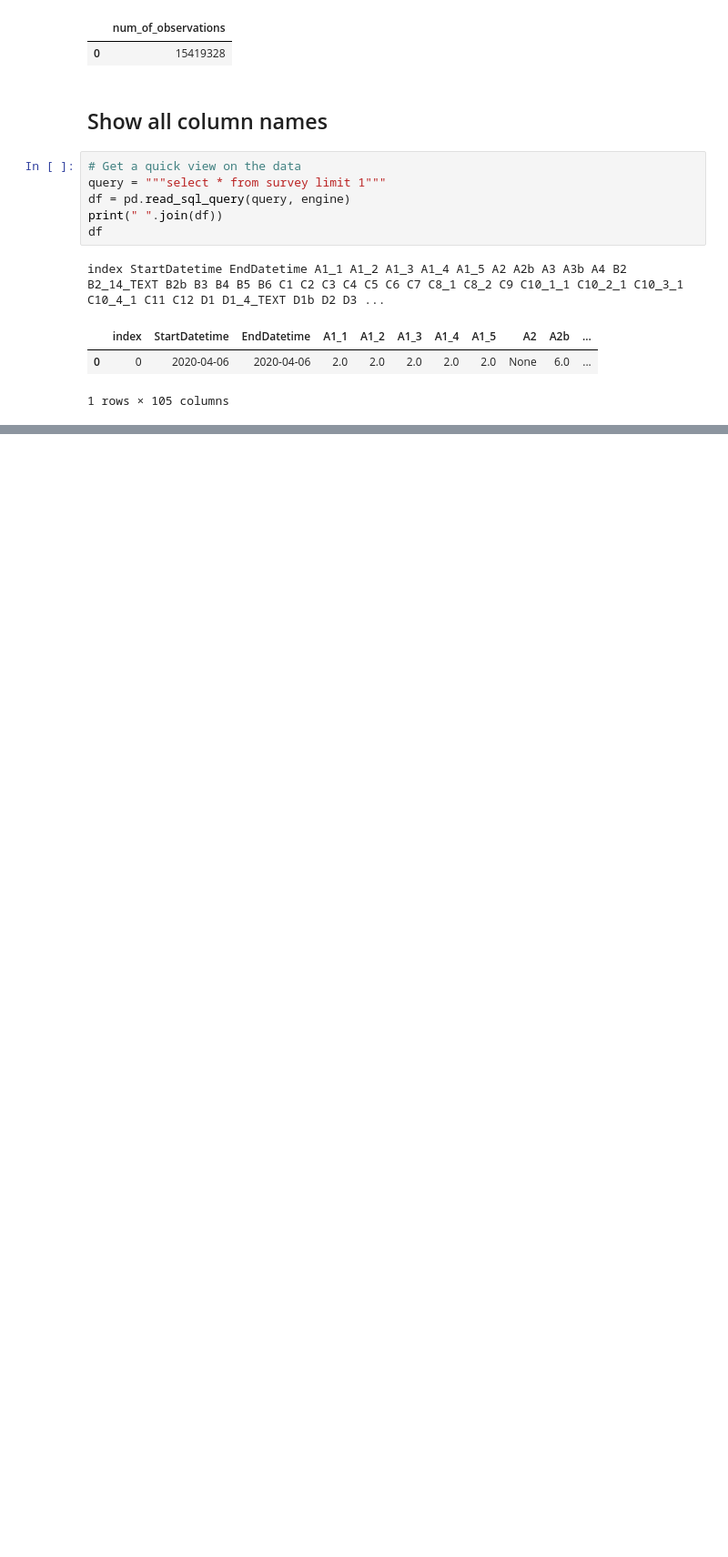
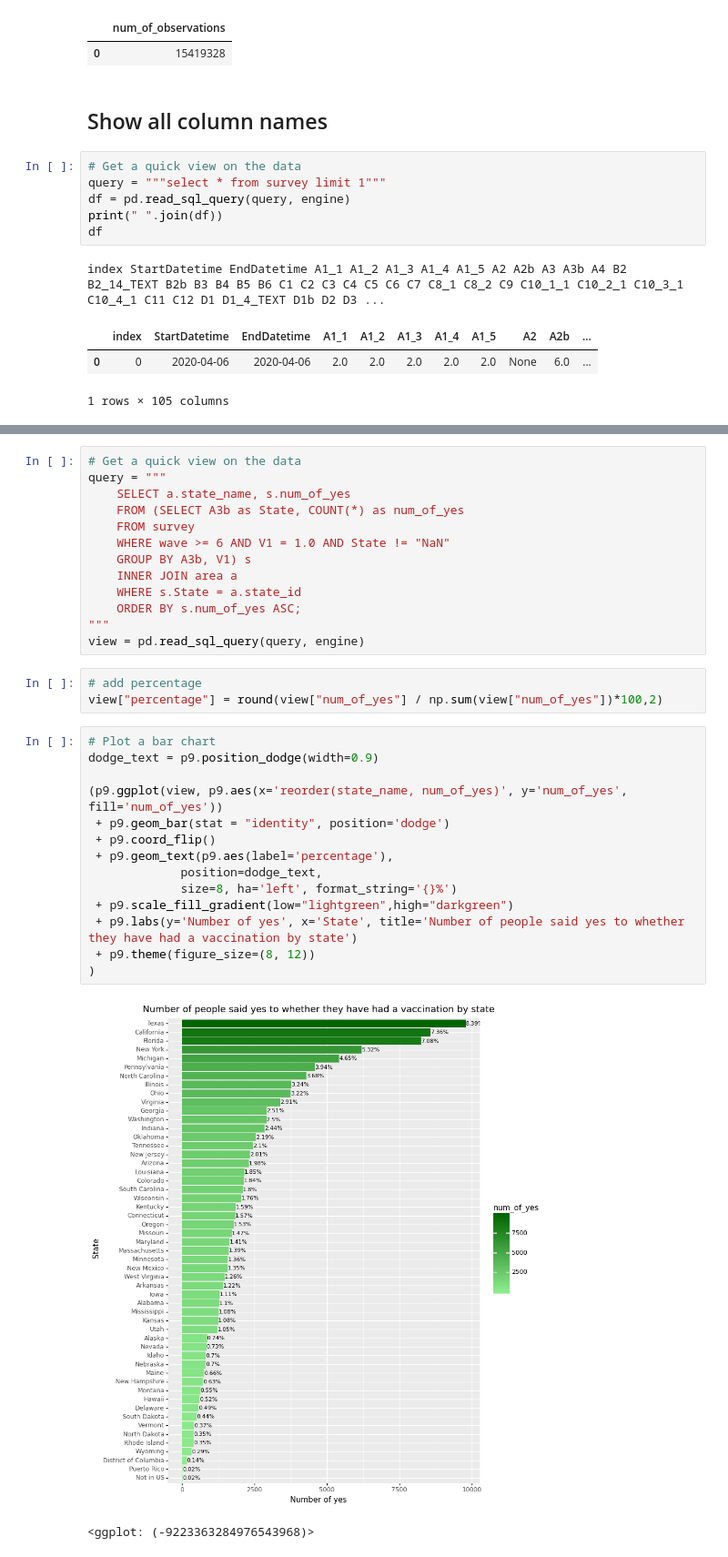
Before and after one commit to hdt-modeling/hdt-forecast, a Jupyter notebook: fb-survey/notebook/fb-explore.ipynb, the cells around one changed output, grey strips where cells are left out. Shown: that part at 91% size. Drawn from its saved outputs; the diff is of its cells as text; blank space fills up the shorter version.

```diff
--- a/fb-survey/notebook/fb-explore.ipynb
+++ b/fb-survey/notebook/fb-explore.ipynb
@@ -68,0 +104,33 @@ view
+# %%
+# Get a quick view on the data
+query = """
+    SELECT a.state_name, s.num_of_yes
+    FROM (SELECT A3b as State, COUNT(*) as num_of_yes
+    FROM survey
+    WHERE wave >= 6 AND V1 = 1.0 AND State != "NaN"
+    GROUP BY A3b, V1) s
+    INNER JOIN area a
+    WHERE s.State = a.state_id
+    ORDER BY s.num_of_yes ASC;
+"""
+view = pd.read_sql_query(query, engine)
+# %%
+# add percentage
+view["percentage"] = round(view["num_of_yes"] / np.sum(view["num_of_yes"])*100,2)
+# %%
+# Plot a bar chart
+dodge_text = p9.position_dodge(width=0.9)
+
+(p9.ggplot(view, p9.aes(x='reorder(state_name, num_of_yes)', y='num_of_yes', fill='num_of_yes'))
+ + p9.geom_bar(stat = "identity", position='dodge')
+ + p9.coord_flip()
+ + p9.geom_text(p9.aes(label='percentage'),
+             position=dodge_text,
+             size=8, ha='left', format_string='{}%')
+ + p9.scale_fill_gradient(low="lightgreen",high="darkgreen")
+ + p9.labs(y='Number of yes', x='State', title='Number of people said yes to whether they have had a vaccination by state')
+ + p9.theme(figure_size=(8, 12))
+)
+# %% [output]
+[figure, added]
+<ggplot: (-9223363284976543968)>
```
Also changed, not shown: parts of 19 cells of this notebook, 2 other files.
